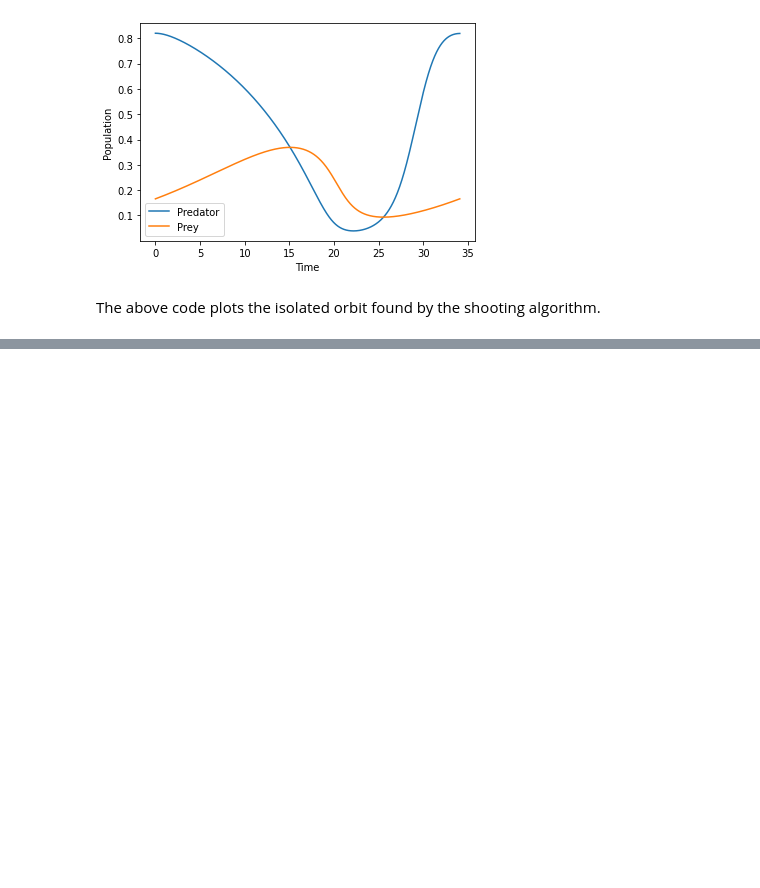
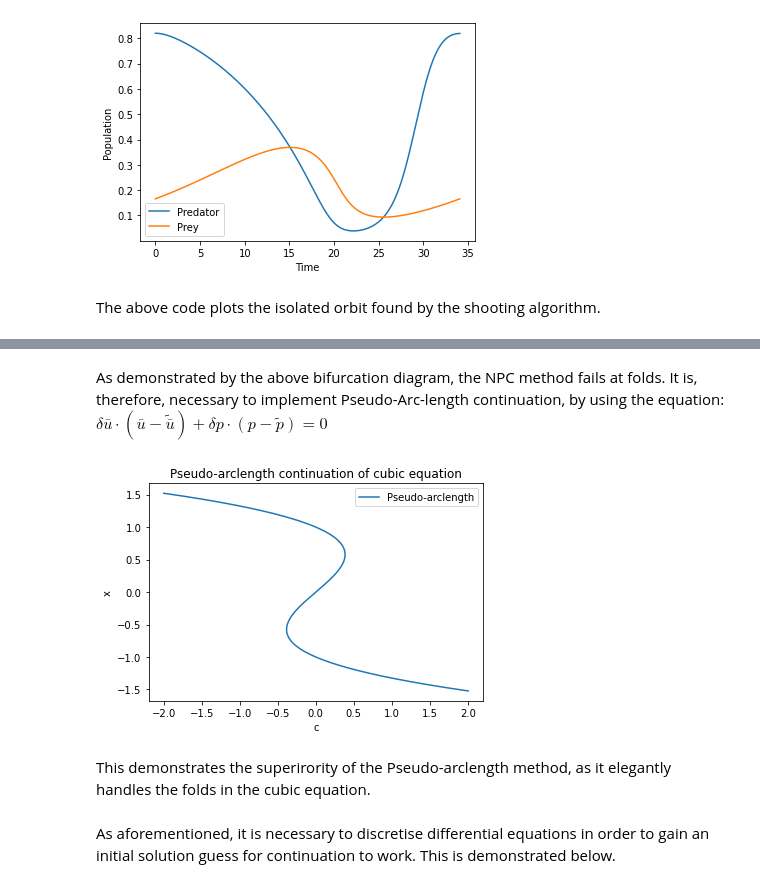
Before and after one commit to joesouber/EMAT30008, a Jupyter notebook: report.ipynb, the cells around one changed output, grey strips where cells are left out. Cells and saved outputs as stored; diff of their text form; code cells hidden in the pictures; blank space fills up the shorter version.

```diff
--- a/report.ipynb
+++ b/report.ipynb
@@ -220,0 +245,25 @@ The above code plots the isolated orbit found by the shooting algorithm.
+# %% [markdown]
+As demonstrated by the above bifurcation diagram, the NPC method fails at folds. It is, therefore, necessary to implement Pseudo-Arc-length continuation, by using the equation: $\delta\bar{u}\cdot(\bar{u}-\tilde{\bar{u}})+\delta p\cdot(p-\tilde{p})=0$
+# %%
+from numerical_continuation import pseudo_arclength
+
+def cubic_eq(x, c):
+
+    return x**3 -x +c
+
+pseudo_par_list, pseudo_sol_list = pseudo_arclength(cubic_eq, 1, (-2, 2), 0.01, discretisation=lambda u0_, f, alpha: f(u0_, alpha))
+
+
+    # Plot results - x against c
+plt.plot(pseudo_par_list, pseudo_sol_list,label='Pseudo-arclength continuation')
+plt.title('Pseudo-arclength continuation of cubic equation')
+plt.legend()
+plt.xlabel('c')
+plt.ylabel('x')
+plt.show()
+# %% [output]
+[figure, added]
+# %% [markdown]
+This demonstrates the superirority of the Pseudo-arclength method, as it elegantly handles the folds in the cubic equation.
+# %% [markdown]
+As aforementioned, it is necessary to discretise differential equations in order to gain an initial solution guess for continuation to work. This is demonstrated below.
```
Also changed, not shown: parts of 5 cells of this notebook.
